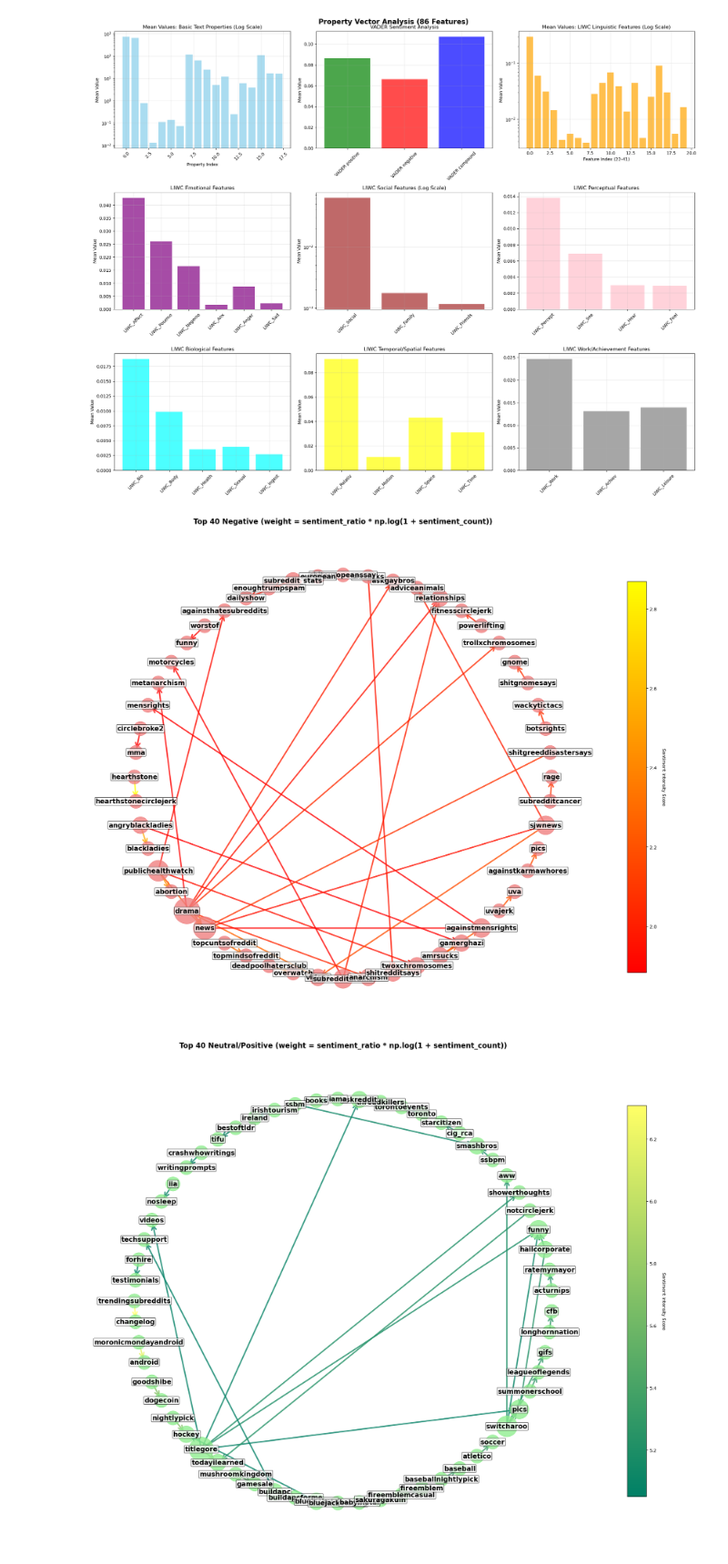
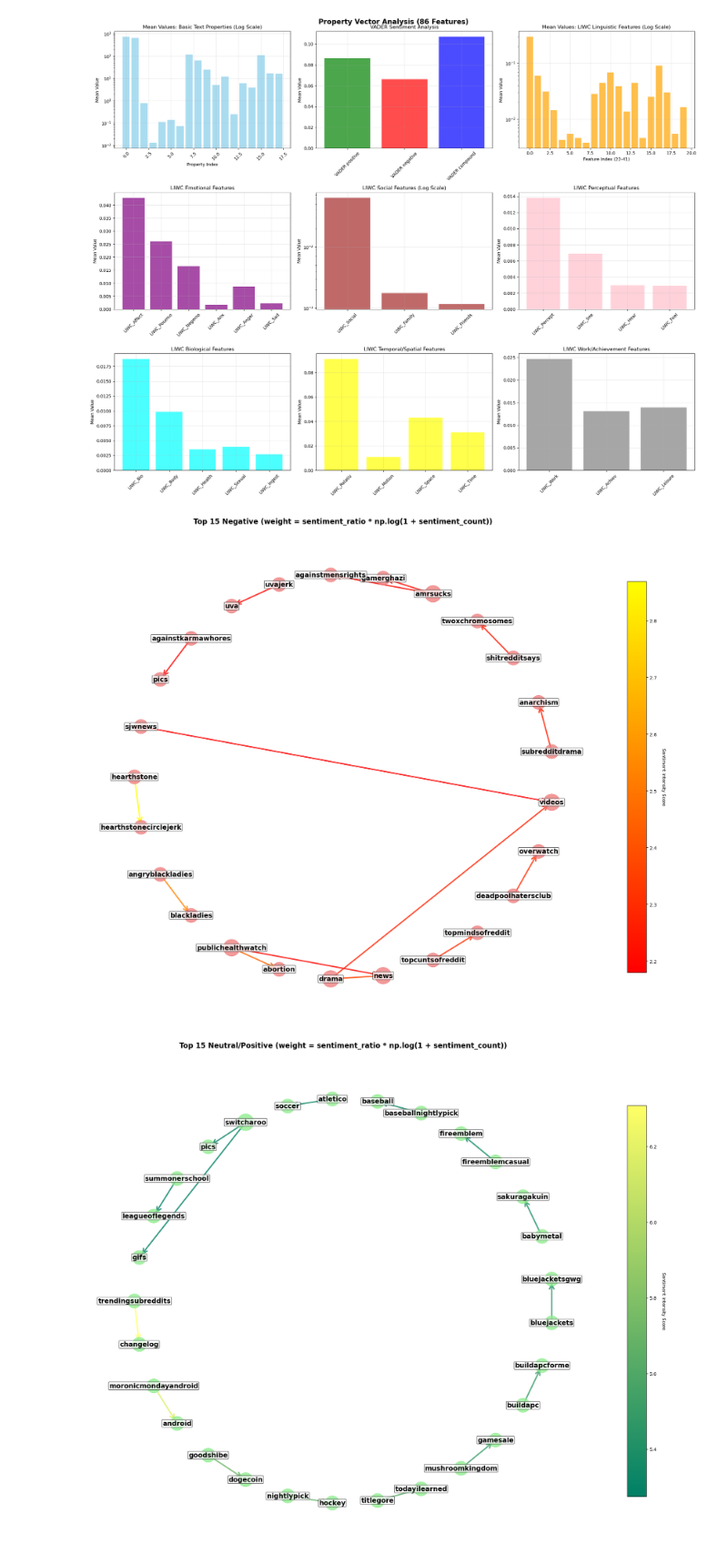
Before and after one commit to EPFLHenrik/ViralRedditCookbook, a Jupyter notebook: results.ipynb, the cells around one changed output. Shown at 91% size. Cells and saved outputs as stored; diff of their text form; code cells hidden in the pictures.

```diff
--- a/results.ipynb
+++ b/results.ipynb
@@ -23,21 +23,21 @@ G = load_reddit_graph()
 # %%
 from src.data.create_sentiment_graph import create_and_visualize_graph
 
 # Note: 'sentiment_intensity' is the best metric to visualize imo
 
 # NEGATIVE SENTIMENT
 # create_and_visualize_graph(G, 'negative_frequency', top_n=30, show=True)
 # create_and_visualize_graph(G, 'relative_negative', top_n=30, show=True)
-create_and_visualize_graph(G, 'sentiment_intensity', sentiment='neg', top_n=40, show=True)
+create_and_visualize_graph(G, 'sentiment_intensity', sentiment='neg', top_n=15, show=True)
 # create_and_visualize_graph(G, 'negative_count', top_n=30, show=True)
 # create_and_visualize_graph(G, 'source_total_negative', top_n=30, show=True)
 # create_and_visualize_graph(G, 'source_activity_weighted', top_n=30, show=True)
 # create_and_visualize_graph(G, 'target_activity_weighted', top_n=30, show=True)
 # create_and_visualize_graph(G, 'combined_activity', top_n=30, show=True)
 # create_and_visualize_graph(G, 'subreddit_size_ratio', top_n=30, show=True)
 
 # POSITIVE SENTIMENT
-create_and_visualize_graph(G, 'sentiment_intensity', sentiment='pos', top_n=40, show=True)
+create_and_visualize_graph(G, 'sentiment_intensity', sentiment='pos', top_n=15, show=True)
 # %% [output]
-[figure, old version]
+[figure, new version]
-[figure, old version]
+[figure, new version]
```
Also changed, not shown: parts of 2 cells of this notebook, 10 other files.
